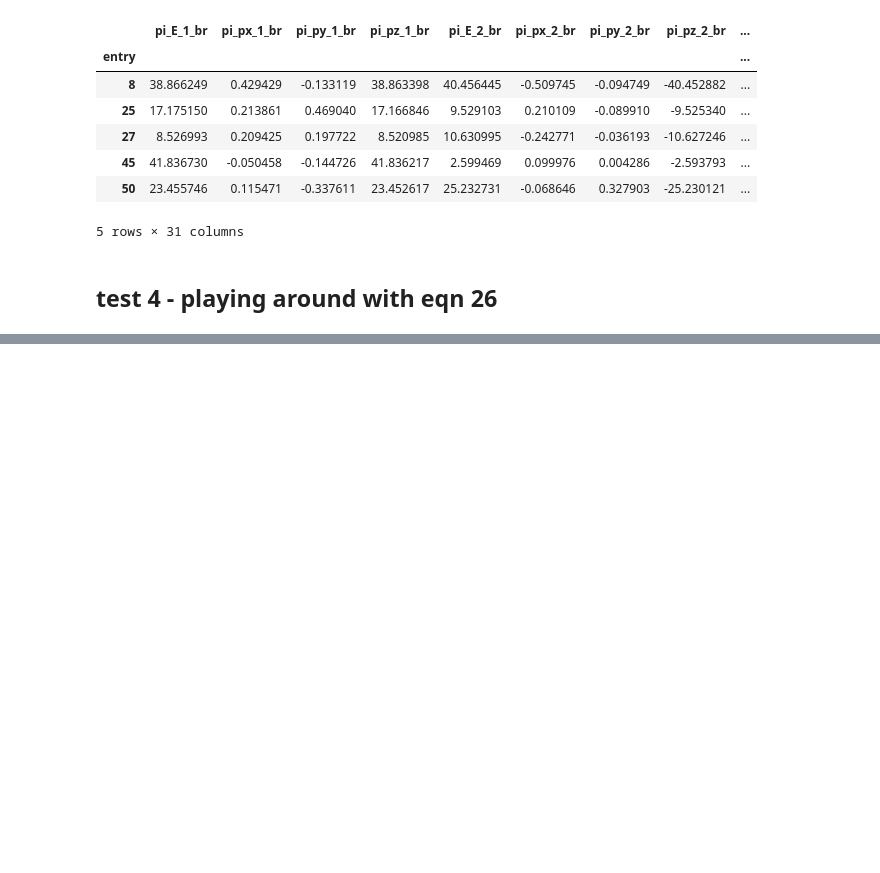
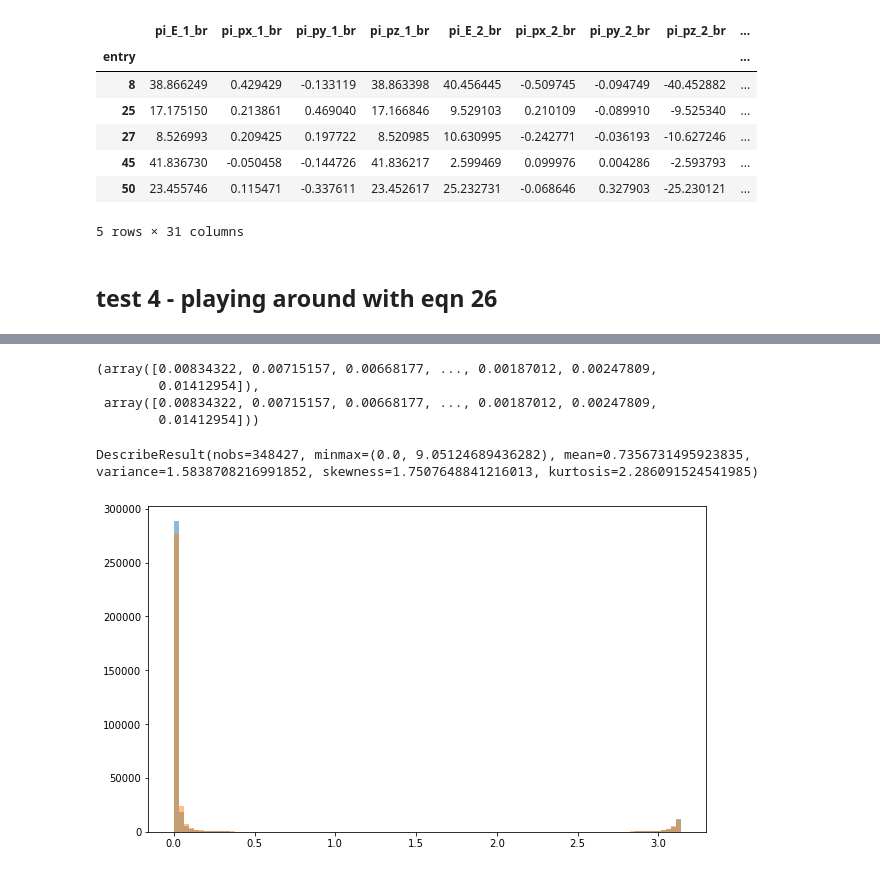
Before and after one commit to stanleyycheung/MSci-Project-HiggsTauTau, a Jupyter notebook: stanley/testing.ipynb, the cells around one changed output, grey strips where cells are left out. Cells and saved outputs as stored; diff of their text form; code cells hidden in the pictures; blank space fills up the shorter version.

```diff
--- a/stanley/testing.ipynb
+++ b/stanley/testing.ipynb
@@ -580,0 +535,35 @@ array([-4.93589531,  4.50954354])
+# %%
+df = df[(df != -9999).all(1)]
+# %%
+def get_a1_info(df):
+    pi_1 = Momentum4(df['pi_E_1'], df['pi_px_1'], df['pi_py_1'], df['pi_pz_1'])
+    pi2_1 = Momentum4(df['pi2_E_1'], df['pi2_px_1'], df['pi2_py_1'], df['pi2_pz_1'])
+    pi3_1 = Momentum4(df['pi3_E_1'], df['pi3_px_1'], df['pi3_py_1'], df['pi3_pz_1'])
+    pi_2 = Momentum4(df['pi_E_2'], df['pi_px_2'], df['pi_py_2'], df['pi_pz_2'])
+    pi2_2 = Momentum4(df['pi2_E_2'], df['pi2_px_2'], df['pi2_py_2'], df['pi2_pz_2'])
+    pi3_2 = Momentum4(df['pi3_E_2'], df['pi3_px_2'], df['pi3_py_2'], df['pi3_pz_2'])
+    a1_1 = pi_1 + pi3_1 + pi2_1
+    a1_2 = pi_2 + pi3_2 + pi2_2
+
+    # ip_1 = np.c_[df['ip_x_1'], df['ip_y_1'], df['ip_z_1']]
+    sv_1 = np.c_[df['sv_x_1'], df['sv_y_1'], df['sv_z_1']]
+    # ip_2 = np.c_[df['ip_x_2'], df['ip_y_2'], df['ip_z_2']]
+    sv_2 = np.c_[df['sv_x_2'], df['sv_y_2'], df['sv_z_2']]
+    a1_1_p = np.c_[a1_1.p_x, a1_1.p_y, a1_1.p_z]
+    a1_2_p = np.c_[a1_2.p_x, a1_2.p_y, a1_2.p_z]
+
+    # tau_vec = np.c_[]
+
+    # found some 0s in a1_1_p - now fixed via cleaning
+    a1_1_p_norm = a1_1_p/np.sqrt((a1_1_p ** 2).sum(-1))[..., np.newaxis]
+    a1_2_p_norm = a1_2_p/np.sqrt((a1_2_p ** 2).sum(-1))[..., np.newaxis]
+    sv_1_norm = sv_1/np.sqrt((sv_1 ** 2).sum(-1))[..., np.newaxis]
+    sv_2_norm = sv_2/np.sqrt((sv_2 ** 2).sum(-1))[..., np.newaxis]
+
+    m_1 = a1_1.m
+    m_2 = a1_2.m
+
+    theta_1 = np.arccos(np.einsum('ij, ij->i', a1_1_p_norm, sv_1_norm))
+    theta_2 = np.arccos(np.einsum('ij, ij->i', a1_2_p_norm, sv_2_norm))
+    return m_1, m_2, a1_1, a1_2, theta_1, theta_2
+m_1, m_2, a1_1, a1_2, theta_1, theta_2 = get_a1_info(df)
@@ -580,0 +580,7 @@ array([-4.93589531,  4.50954354])
+# %%
+theta_1, max_theta_1
+# %% [output]
+(array([0.00834322, 0.00715157, 0.00668177, ..., 0.00187012, 0.00247809,
+        0.01412954]),
+ array([0.00834322, 0.00715157, 0.00668177, ..., 0.00187012, 0.00247809,
+        0.01412954]))
@@ -580,0 +615,12 @@ array([-4.93589531,  4.50954354])
+# %%
+from scipy import stats
+stats.describe(np.round(test(m_1, a1_1.p, theta_1), 14))
+# %% [output]
+DescribeResult(nobs=348427, minmax=(0.0, 9.05124689436282), mean=0.7356731495923835, variance=1.5838708216991852, skewness=1.7507648841216013, kurtosis=2.286091524541985)
+# %%
+plt.figure(figsize=(10,6))
+plt.hist(theta_1, bins=100, alpha=0.5)
+plt.hist(theta_2, bins=100, alpha=0.5)
+plt.show()
+# %% [output]
+[figure, added]
```
Also changed, not shown: parts of 60 cells of this notebook, 3 other files.
